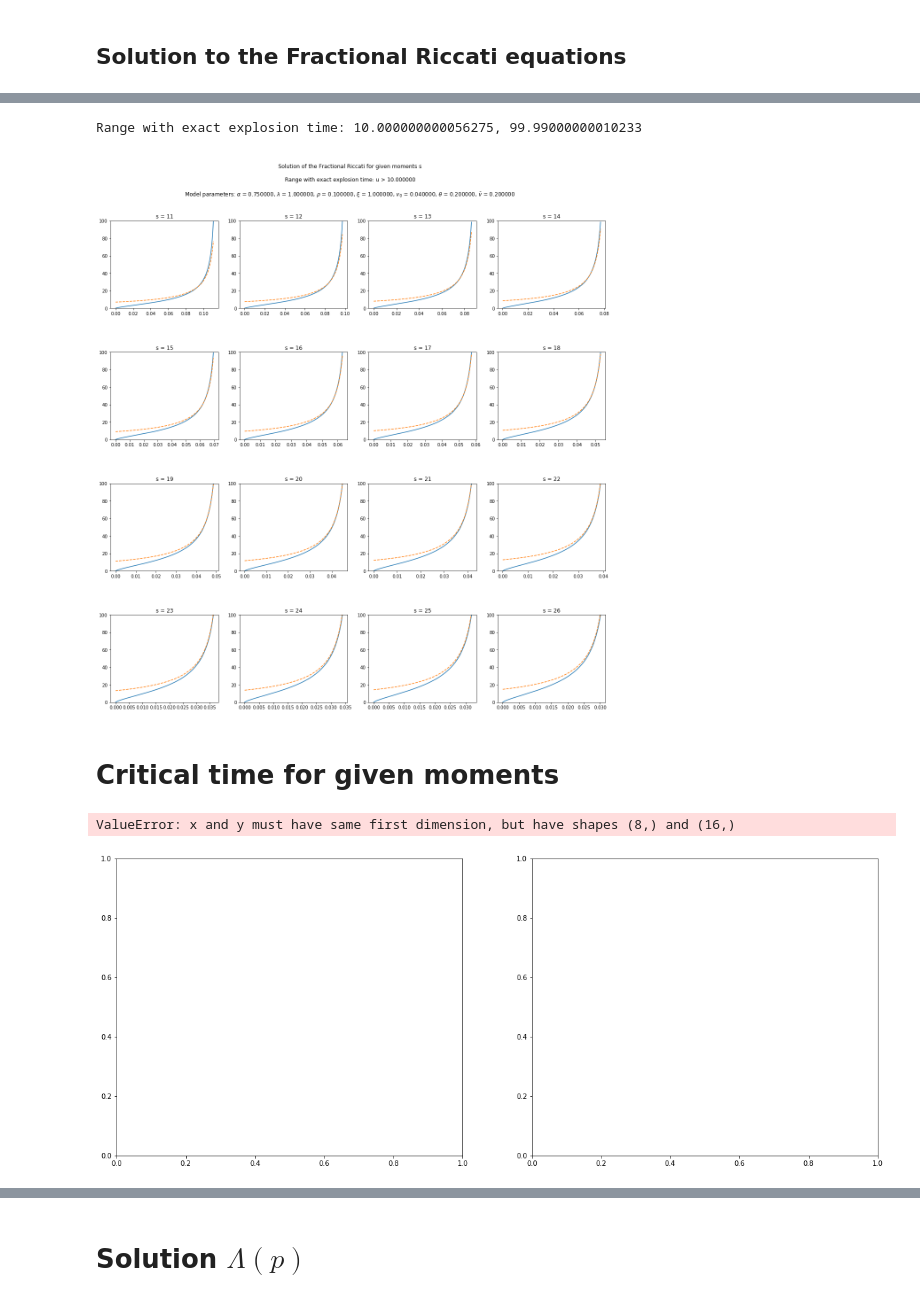
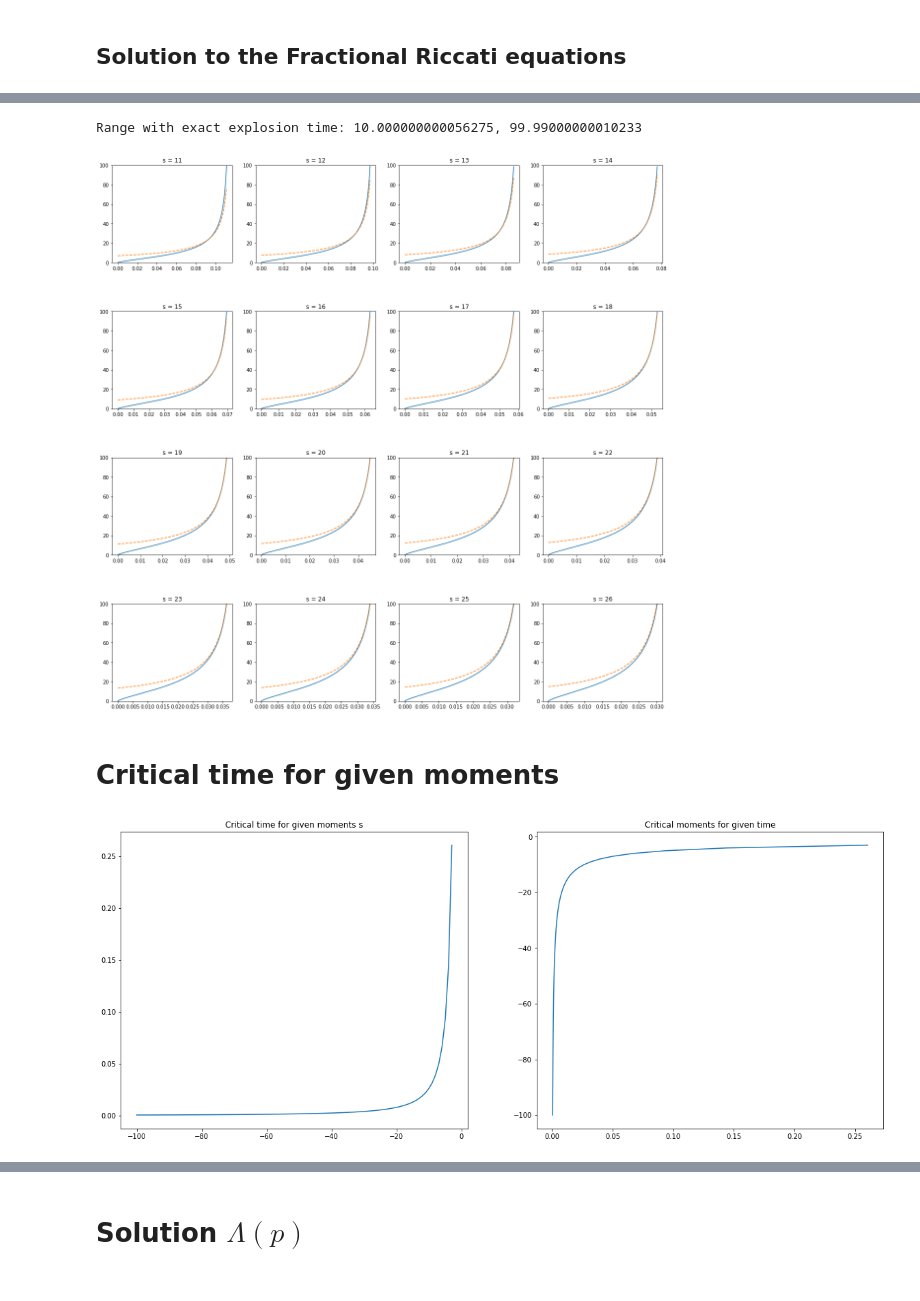
Before and after one commit to starovoitovs/master, a Jupyter notebook: vie.ipynb, the cells around one changed output, grey strips where cells are left out. Drawn from its saved outputs; the diff is of its cells as text; code cells hidden in the pictures.

```diff
--- a/vie.ipynb
+++ b/vie.ipynb
@@ -178,32 +177,21 @@ explosion_time
 # parameters
 
 l = 2
-theta = 0.1
 xi = 1
 alpha = 0.6
 rho = -0.8
 v0 = 0.25
 vbar = 0.2
 
-# range with explosion time
+# range with explicit explosion time
 
-vs = [u for u in np.arange(-100, 100, 0.01) if c1(u) > 0 and c2(u) >= 0]
-mn = min(vs)
-mx = max(vs)
-print("Range with exact explosion time: {}, {}".format(mn, mx))
+print("Explicit bound: %f" % (l/xi/rho))
 
 # plot
 
 fig, ax = plt.subplots(nrows=4, ncols=4, figsize=(20, 20))
-s = -18
+s = np.floor(mx) - 16
 
-title = """
-Solution of the Fractional Riccati for given moments s\n
-Range with exact explosion time: u < %f\n
-Model parameters: $\\alpha$ = %f, $\\lambda$ = %f, $\\rho$ = %f, $\\xi$ = %f, $v_0$ = %f, $\\theta$ = %f, $\\bar v$ = %f
-""" % (mx, alpha, l, rho, xi, v0, theta, vbar)
-
-plt.suptitle(title)
 plt.subplots_adjust(left=None, bottom=None, right=None, top=None, wspace=0.2, hspace=0.5)
 
 zs = np.array([])
@@ -230,5 +218,7 @@ for row in ax:
 
         # criticals
         cs = np.append(cs, x[-1])
+
+fig.savefig(r"figures/FractionalRiccatiApproximationNegativeCorrelation.pdf", format='pdf', bbox_inches='tight')
 # %% [output]
 Range with exact explosion time: -100.0, -2.509999999950125
@@ -236,61 +226,52 @@ Range with exact explosion time: -100.0, -2.509999999950125
 # %%
 # parameters
 
+l = 1
+xi = 1
 alpha = 0.75
-l = 1
 rho = 0.1
-xi = 1
 v0 = 0.04
-theta = 0.2
 vbar = 0.2
 
-# range with explosion time
+# range with explicit explosion time
 
-vs = [u for u in np.arange(-100, 100, 0.01) if c1(u) > 0 and c2(u) >= 0]
-mn = min(vs)
-mx = max(vs)
-print("Range with exact explosion time: {}, {}".format(mn, mx))
+print("Explicit bound: %f" % (l/xi/rho))
 
 # plot
 
 fig, ax = plt.subplots(nrows=4, ncols=4, figsize=(20, 20))
 s = 11
 
-title = """
-Solution of the Fractional Riccati for given moments s\n
-Range with exact explosion time: u > %f\n
-Model parameters: $\\alpha$ = %f, $\\lambda$ = %f, $\\rho$ = %f, $\\xi$ = %f, $v_0$ = %f, $\\theta$ = %f, $\\bar v$ = %f
-""" % (mn, alpha, l, rho, xi, v0, theta, vbar)
-
-plt.suptitle(title)
 plt.subplots_adjust(left=None, bottom=None, right=None, top=None, wspace=0.2, hspace=0.5)
 
 zs = np.array([])
 cs = np.array([])
 
 for row in ax:
     for col in row:
 
         # obtain constants
         theta0 = 2 * gamma(2 * alpha) / gamma(alpha) / xi ** 2
         theta1 = digamma(alpha) / gamma(alpha) * (rho * xi * s - l) / (gamma(alpha) / gamma(2 * alpha) - xi ** 2)
 
         T = explosion_time(s, 100)
         x, y1 = solver.solve(s, t1=T, n=1000)
         y2 = theta0 * (T - x) ** (- alpha) + theta1
 
         # plot both
         col.title.set_text("s = {}".format(s))
         col.set_ylim((0, 100))
         col.plot(x, y1)
         col.plot(x, y2, linestyle='--')
 
         s += 1
 
         # criticals
         cs = np.append(cs, x[-1])
+
+fig.savefig(r"figures/FractionalRiccatiApproximationPositiveCorrelation.pdf", format='pdf', bbox_inches='tight')
 # %% [output]
 Range with exact explosion time: 10.000000000056275, 99.99000000010233
-[figure, old version]
+[figure, new version]
 # %% [markdown]
 # Critical time for given moments
@@ -297,18 +287,15 @@ Range with exact explosion time: 10.000000000056275, 99.99000000010233
 # %%
+x = np.arange(-100, -2, 1)
+y = list(map(lambda p: explosion_time(p, 100), x))
+
 fig, (ax1, ax2) = plt.subplots(1, 2, figsize=(20, 8))
 
-# critical values
-x = np.linspace(4, 7.5, 8)
+ax1.plot(x, y)
+ax1.set_title("Critical time for given moments s")
 
-ax1.plot(x, cs)
-ax1.set_title("Critical time for given moments s")
-ax1.plot(x[2], cs[2], 'o')
-
-ax2.plot(cs, x)
+ax2.plot(y, x)
 ax2.set_title("Critical moments for given time")
-ax2.plot(cs[2], x[2], 'o')
 
 plt.show()
 # %% [output]
-ValueError: x and y must have same first dimension, but have shapes (8,) and (16,)
-[figure, old version]
+[figure, new version]
```
Also changed, not shown: parts of 9 cells of this notebook, 2 other files.
